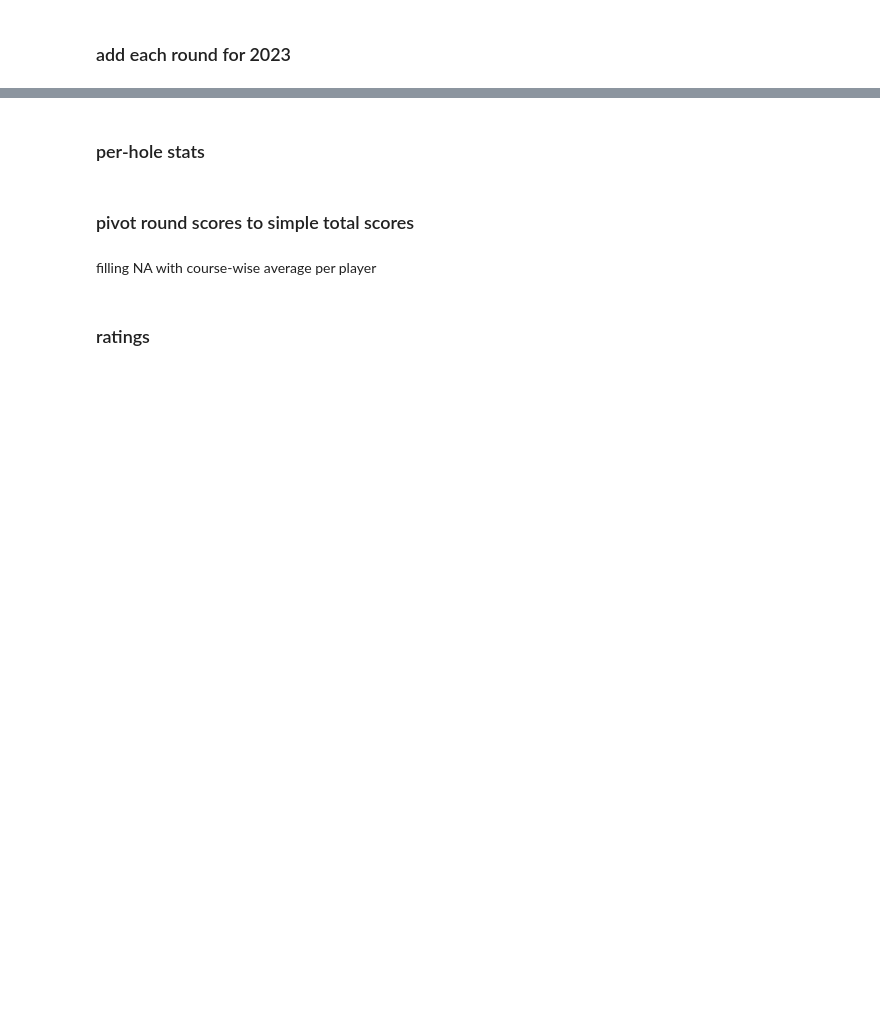
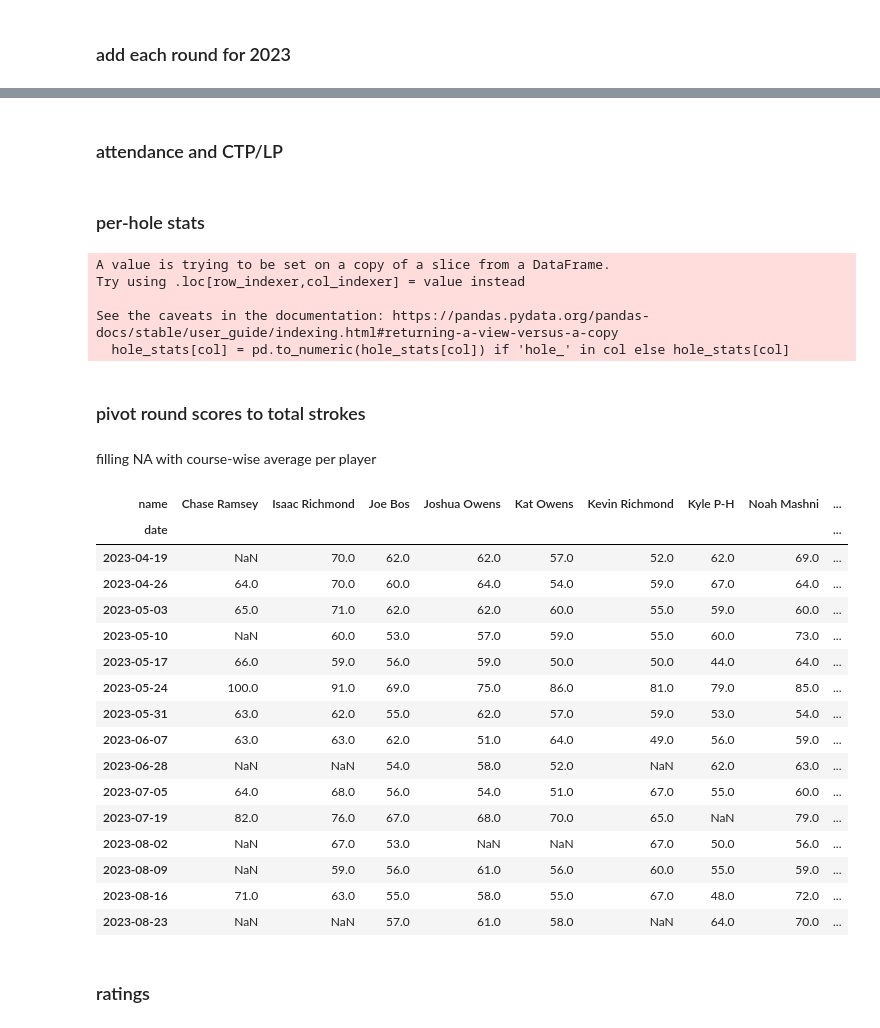
Before and after one commit to cha-duh/bde-data, a Jupyter notebook: league-calculator.ipynb, the cells around one changed output, grey strips where cells are left out. Drawn from its saved outputs; the diff is of its cells as text; code cells hidden in the pictures; blank space fills up the shorter version.

```diff
--- a/league-calculator.ipynb
+++ b/league-calculator.ipynb
@@ -128,6 +83,6 @@ for filename in csv_files:
 #         newdf['course'] =
 #     else:
 #         newdf['course'] = random.choice(['shmo_s','mbog_s','romo_s'])
-    df = df.concat(newdf)
+    df = pd.concat([df, newdf])
 df = df.sort_values('date')
 # df['course'] = df['date'].map(courses2022)
@@ -135,0 +105,2 @@ AttributeError: 'DataFrame' object has no attribute 'append'
+# %% [markdown]
+### attendance and CTP/LP
@@ -136,3 +111,18 @@ AttributeError: 'DataFrame' object has no attribute 'append'
 # %% [markdown]
 ### per-hole stats
+# %%
+hole_stats = df[['course', 'name', 'hole_1', 'hole_2', 'hole_3', 'hole_4', 'hole_5', 'hole_6', 'hole_7',
+       'hole_8', 'hole_9', 'hole_10', 'hole_11', 'hole_12', 'hole_13',
+       'hole_14', 'hole_15', 'hole_16', 'hole_17', 'hole_18', 'hole_19', 'hole_20', 'hole_21', 'hole_22',
+       'hole_23', 'hole_24']]
+for col in hole_stats.columns:
+    hole_stats[col] = pd.to_numeric(hole_stats[col]) if 'hole_' in col else hole_stats[col]
+hole_stats_by_course = hole_stats.groupby(['course','name']).mean()
+hole_stats_by_name = hole_stats.groupby(['name','course']).mean()
+# %% [output]
+A value is trying to be set on a copy of a slice from a DataFrame.
+Try using .loc[row_indexer,col_indexer] = value instead
+
+See the caveats in the documentation: https://pandas.pydata.org/pandas-docs/stable/user_guide/indexing.html#returning-a-view-versus-a-copy
+  hole_stats[col] = pd.to_numeric(hole_stats[col]) if 'hole_' in col else hole_stats[col]
 # %%
@@ -141,20 +130,37 @@ hole_stats
 # %% [markdown]
-### pivot round scores to simple total scores
+### pivot round scores to total strokes
 # %% [markdown]
 filling NA with course-wise average per player
 # %%
-round_scores = df[['course','name','total_score','date']].set_index('date','course')
-round_scores = round_scores.pivot_table(
+round_strokes = df[['course','name','total_score','date']].set_index(['date','name'])
+round_strokes = round_strokes.pivot_table(
     values='total_score',
-    index=['date','course'],
+    index=['date'],
     columns='name',
     aggfunc='first'
 )
-attendance = round_scores.count() # only used in final scoring, needed prior to 'fillna'.
 
-round_scores['the_field'] = round_scores.mean(axis=1)
-round_scores = round_scores.fillna(round_scores.groupby('course').transform('mean')).fillna(round_scores.mean()).round(2)
-round_scores
+round_strokes['the_field'] = round_strokes.mean(axis=1)
+# round_scores = round_scores.fillna(round_scores.groupby('course').transform('mean')).fillna(round_scores.mean()).round(2)
+round_strokes
+# %% [output]
+| name | Chase Ramsey | Isaac Richmond | Joe Bos | Joshua Owens | Kat Owens | Kevin Richmond | Kyle P-H | Noah Mashni | ... |
+| date |  |  |  |  |  |  |  |  | ... |
+| 2023-04-19 | NaN | 70.0 | 62.0 | 62.0 | 57.0 | 52.0 | 62.0 | 69.0 | ... |
+| 2023-04-26 | 64.0 | 70.0 | 60.0 | 64.0 | 54.0 | 59.0 | 67.0 | 64.0 | ... |
+| 2023-05-03 | 65.0 | 71.0 | 62.0 | 62.0 | 60.0 | 55.0 | 59.0 | 60.0 | ... |
+| 2023-05-10 | NaN | 60.0 | 53.0 | 57.0 | 59.0 | 55.0 | 60.0 | 73.0 | ... |
+| 2023-05-17 | 66.0 | 59.0 | 56.0 | 59.0 | 50.0 | 50.0 | 44.0 | 64.0 | ... |
+| 2023-05-24 | 100.0 | 91.0 | 69.0 | 75.0 | 86.0 | 81.0 | 79.0 | 85.0 | ... |
+| 2023-05-31 | 63.0 | 62.0 | 55.0 | 62.0 | 57.0 | 59.0 | 53.0 | 54.0 | ... |
+| 2023-06-07 | 63.0 | 63.0 | 62.0 | 51.0 | 64.0 | 49.0 | 56.0 | 59.0 | ... |
+| 2023-06-28 | NaN | NaN | 54.0 | 58.0 | 52.0 | NaN | 62.0 | 63.0 | ... |
+| 2023-07-05 | 64.0 | 68.0 | 56.0 | 54.0 | 51.0 | 67.0 | 55.0 | 60.0 | ... |
+| 2023-07-19 | 82.0 | 76.0 | 67.0 | 68.0 | 70.0 | 65.0 | NaN | 79.0 | ... |
+| 2023-08-02 | NaN | 67.0 | 53.0 | NaN | NaN | 67.0 | 50.0 | 56.0 | ... |
+| 2023-08-09 | NaN | 59.0 | 56.0 | 61.0 | 56.0 | 60.0 | 55.0 | 59.0 | ... |
+| 2023-08-16 | 71.0 | 63.0 | 55.0 | 58.0 | 55.0 | 67.0 | 48.0 | 72.0 | ... |
+| 2023-08-23 | NaN | NaN | 57.0 | 61.0 | 58.0 | NaN | 64.0 | 70.0 | ... |
 # %% [markdown]
 ### ratings
 # %% [markdown]
```
Also changed, not shown: parts of 21 cells of this notebook, 3 other files.
